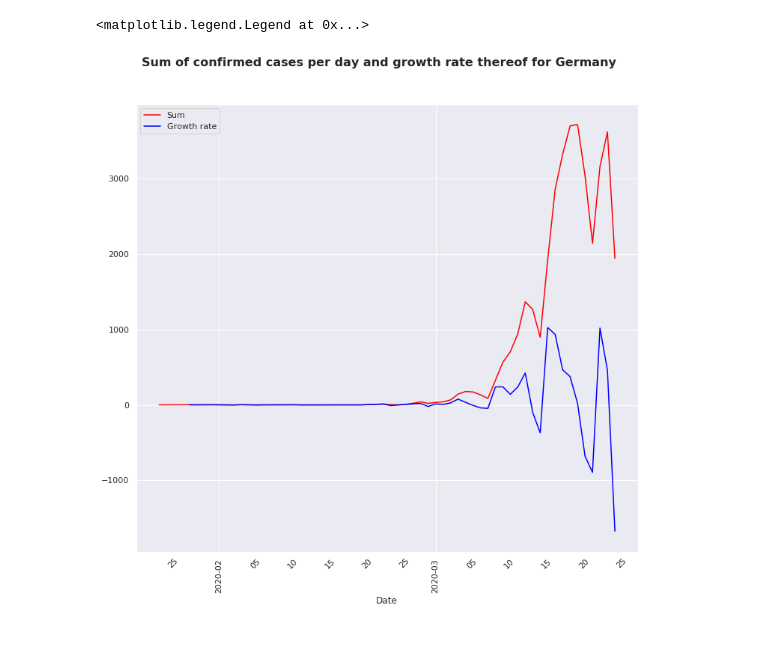
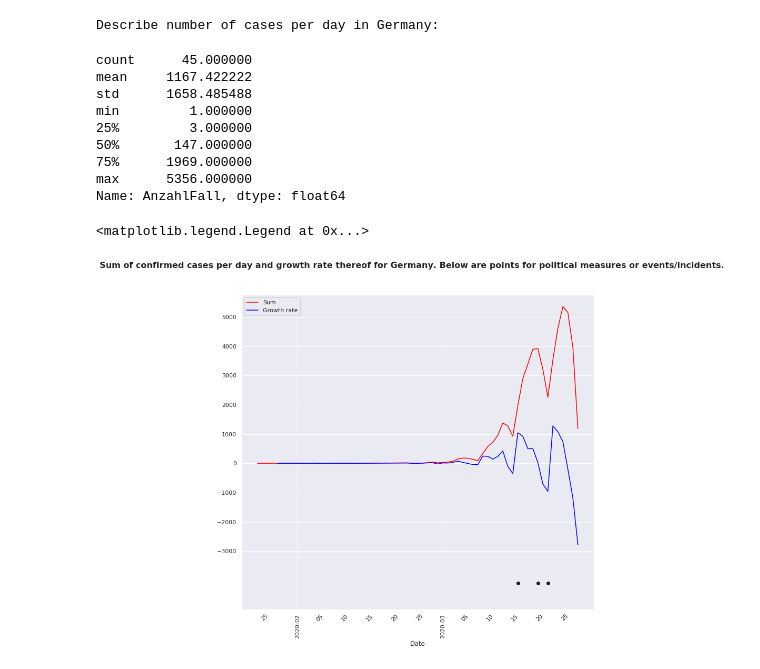
Before and after one commit to mafleischer/covid19-robert-koch-data, a Jupyter notebook: Covid19 Germany Deutschland (RKI data).ipynb, the cells around one changed output. Drawn from its saved outputs; the diff is of its cells as text; code cells hidden in the pictures; blank space fills up the shorter version.

```diff
--- a/Covid19 Germany Deutschland (RKI data).ipynb
+++ b/Covid19 Germany Deutschland (RKI data).ipynb
@@ -44,8 +44,11 @@ except KeyError:
     fname3 = "./RKI_covid19_provinces_100k.csv"
 
     urllib.request.urlretrieve(url_daily_corona, fname1)
-    #urllib.request.urlretrieve(url_daily_corona, fname2)
-    #urllib.request.urlretrieve(url_daily_corona, fname3)
+    urllib.request.urlretrieve(url_daily_corona, fname2)
+    urllib.request.urlretrieve(url_daily_corona, fname3)
+
+    fname4 = "./covid19_events_measures.csv"
+
 else:
     dirname = "/kaggle/input/covid19-data-germany-robert-koch-institute/"
     # daily infections in Germany
@@ -58,9 +61,8 @@ else:
     fname3 = dirname + "917fc37a709542548cc3be077a786c17_0.csv"
 
 
-df_daily_data = pd.read_csv(fname1)
+df_daily_data = pd.read_csv(fname1, parse_dates=["Meldedatum"], date_parser=lambda ts: pd.Timestamp(ts).strftime('%Y-%m-%d'))
+df_measures_events = pd.read_csv(fname4, parse_dates=["Date"])
 
-# make proper time series columns and sort df by time
-time_stamps = df_daily_data['Meldedatum'].apply(lambda ts: pd.Timestamp(ts).strftime('%Y-%m-%d'))
-df_daily_data['Meldedatum'] = pd.DatetimeIndex(time_stamps)
 df_daily_data.sort_values(['Meldedatum'], inplace=True)
+df_measures_events.sort_values(['Date'], inplace=True)
@@ -66,0 +102,14 @@ df_daily_data.sort_values(['Meldedatum'], inplace=True)
+# %%
+print("Describe number of cases per day in Germany:")
+df_daily_data.groupby("Meldedatum").sum()["AnzahlFall"].describe()
+# %% [output]
+Describe number of cases per day in Germany:
+count      45.000000
+mean     1167.422222
+std      1658.485488
+min         1.000000
+25%         3.000000
+50%       147.000000
+75%      1969.000000
+max      5356.000000
+Name: AnzahlFall, dtype: float64
@@ -67,33 +131,49 @@ df_daily_data.sort_values(['Meldedatum'], inplace=True)
 # %%
 gr_day_reported = df_daily_data.groupby('Meldedatum')
 
 # TODO: make these relative to screen size somehow
 figsize = (12,11)
-fig = plt.figure(figsize=figsize)
-ax = plt.axes()
+fig, ax = plt.subplots(2, 1, figsize=figsize, sharex=True, gridspec_kw={'height_ratios': [5, 1]})
+fig.subplots_adjust(hspace=0.0)
 suptitel_attr = {"fontsize" : 16, "fontweight" : "bold", "ha" : "center", "va" : "bottom", "y" : 0.94}
 
 # set plot stuff
-fig.suptitle("Sum of confirmed cases per day and growth rate thereof for Germany", **suptitel_attr)
-ax.set_xlabel('Date')
+fig.suptitle("Sum of confirmed cases per day and growth rate thereof for Germany. Below are points "
+             + "for political measures or events/incidents.", **suptitel_attr)
 
-rule = mpl.dates.rrulewrapper(mpl.dates.MONTHLY,  bymonthday=(5, 10, 15, 20, 25))
-ax.xaxis.set_minor_locator(mpl.dates.RRuleLocator(rule))
-ax.xaxis.set_minor_formatter(mpl.dates.DateFormatter("%d"))
-ax.xaxis.set_major_locator(mpl.dates.MonthLocator(bymonthday=1))
-ax.xaxis.set_major_formatter(mpl.dates.DateFormatter('%Y-%m'))
+for axis in ax.flat:
+    axis.set_xlabel('Date')
+    rule = mpl.dates.rrulewrapper(mpl.dates.MONTHLY,  bymonthday=(5, 10, 15, 20, 25))
+    axis.xaxis.set_minor_locator(mpl.dates.RRuleLocator(rule))
+    axis.xaxis.set_minor_formatter(mpl.dates.DateFormatter("%d"))
+    axis.xaxis.set_major_locator(mpl.dates.MonthLocator(bymonthday=1))
+    axis.xaxis.set_major_formatter(mpl.dates.DateFormatter('%Y-%m'))
 
-# Germany
+ax[1].yaxis.set_minor_locator(mpl.ticker.NullLocator())
+ax[1].yaxis.set_major_locator(mpl.ticker.NullLocator())
+
 sum_cases_per_day = gr_day_reported['AnzahlFall'].sum()
 growth_rate = sum_cases_per_day.diff()
 
-ax.plot(sum_cases_per_day, color='red')
-ax.plot(growth_rate, color='blue')
+ax[0].plot(sum_cases_per_day, color='red', label='Sum')
+ax[0].plot(growth_rate, color='blue', label='Growth rate')
 
-plt.setp(ax.xaxis.get_majorticklabels(), rotation=90)
-plt.setp(ax.xaxis.get_minorticklabels(), rotation=45)
+plt.setp(ax[0].xaxis.get_majorticklabels(), rotation=90)
+plt.setp(ax[0].xaxis.get_minorticklabels(), rotation=45)
 
-ax.legend(['Sum', 'Growth rate'])
+
+for d in df_measures_events["Date"].unique():
+    #s = annotationsForDate(df_measures_events, d)
+    #axs[1].annotate(s = "bla", xy=(d, sum_cases_per_day[d]), xytext=(-50,-10), xycoords="data")
+    pass
+
+ax[1].scatter(df_measures_events["Date"].unique(), len(df_measures_events["Date"].unique()) * [100], c='k')
+
+for axis in ax.flat:
+    plt.setp(axis.xaxis.get_majorticklabels(), rotation=90)
+    plt.setp(axis.xaxis.get_minorticklabels(), rotation=45)
+
+ax[0].legend()
 # %% [output]
 <matplotlib.legend.Legend at 0x...>
-[figure, old version]
+[figure, new version]
```
Also changed, not shown: parts of 9 cells of this notebook.
